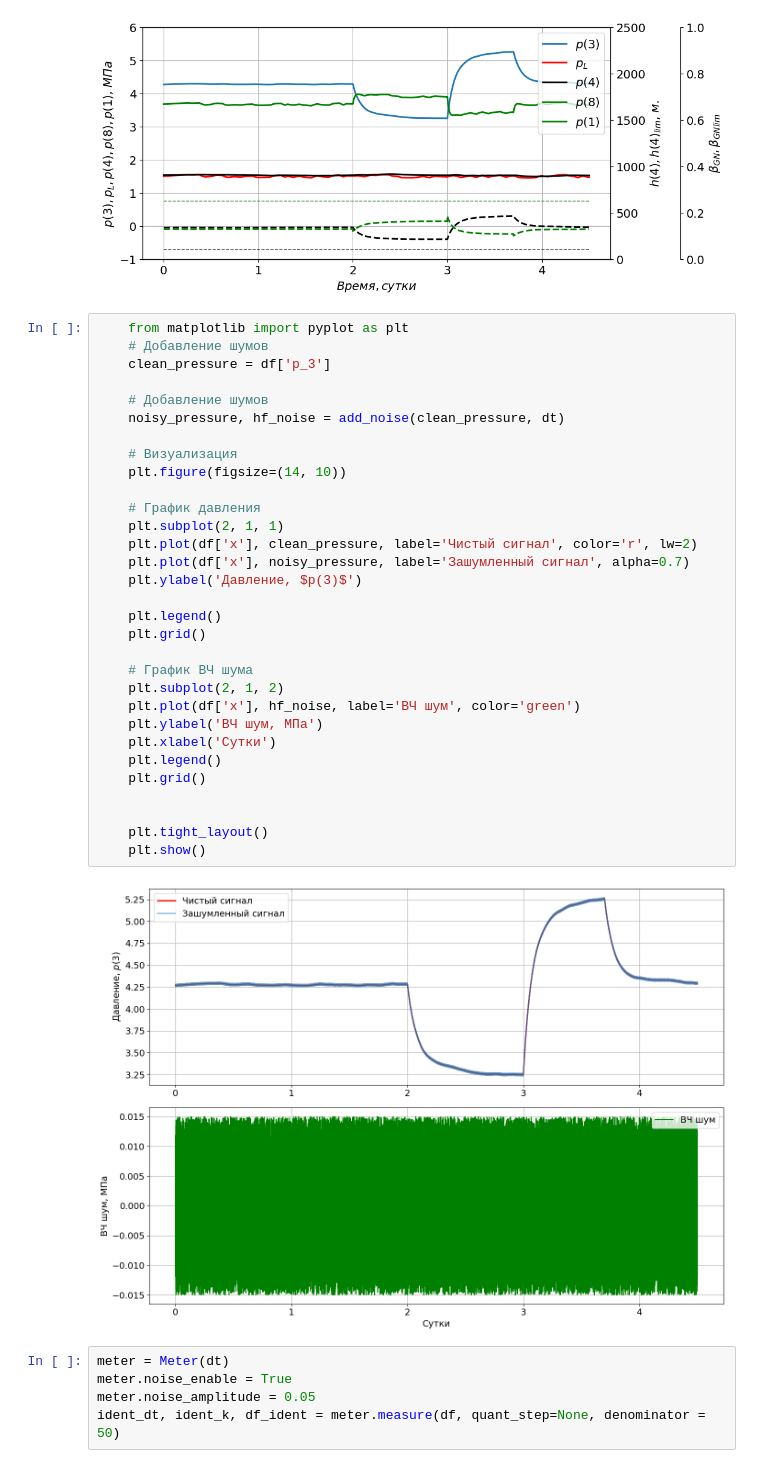
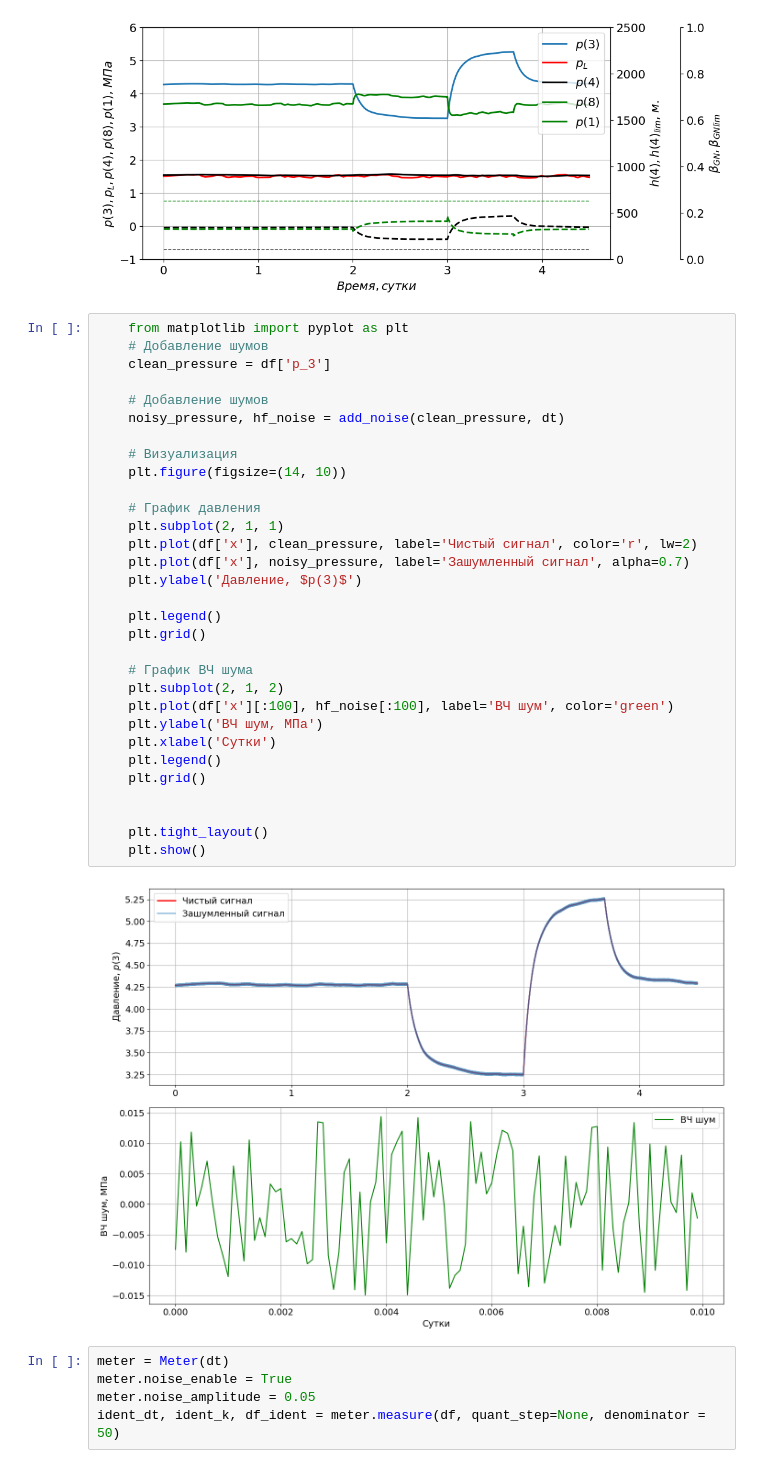
Before and after one commit to IANovoselov/well, a Jupyter notebook: src/well.ipynb, the cells around one changed output. Drawn from its saved outputs; the diff is of its cells as text.

```diff
--- a/src/well.ipynb
+++ b/src/well.ipynb
@@ -102,35 +102,35 @@ plot.show()
     from matplotlib import pyplot as plt
     # Добавление шумов
     clean_pressure = df['p_3']
 
     # Добавление шумов
     noisy_pressure, hf_noise = add_noise(clean_pressure, dt)
 
     # Визуализация
     plt.figure(figsize=(14, 10))
 
     # График давления
     plt.subplot(2, 1, 1)
     plt.plot(df['x'], clean_pressure, label='Чистый сигнал', color='r', lw=2)
     plt.plot(df['x'], noisy_pressure, label='Зашумленный сигнал', alpha=0.7)
     plt.ylabel('Давление, $p(3)$')
 
     plt.legend()
     plt.grid()
 
     # График ВЧ шума
     plt.subplot(2, 1, 2)
-    plt.plot(df['x'], hf_noise, label='ВЧ шум', color='green')
+    plt.plot(df['x'][:100], hf_noise[:100], label='ВЧ шум', color='green')
     plt.ylabel('ВЧ шум, МПа')
     plt.xlabel('Сутки')
     plt.legend()
     plt.grid()
 
 
     plt.tight_layout()
     plt.show()
 # %% [output]
-[figure, old version]
+[figure, new version]
 # %%
 meter = Meter(dt)
 meter.noise_enable = True
```
Also changed, not shown: parts of 16 cells of this notebook, 7 other files.
